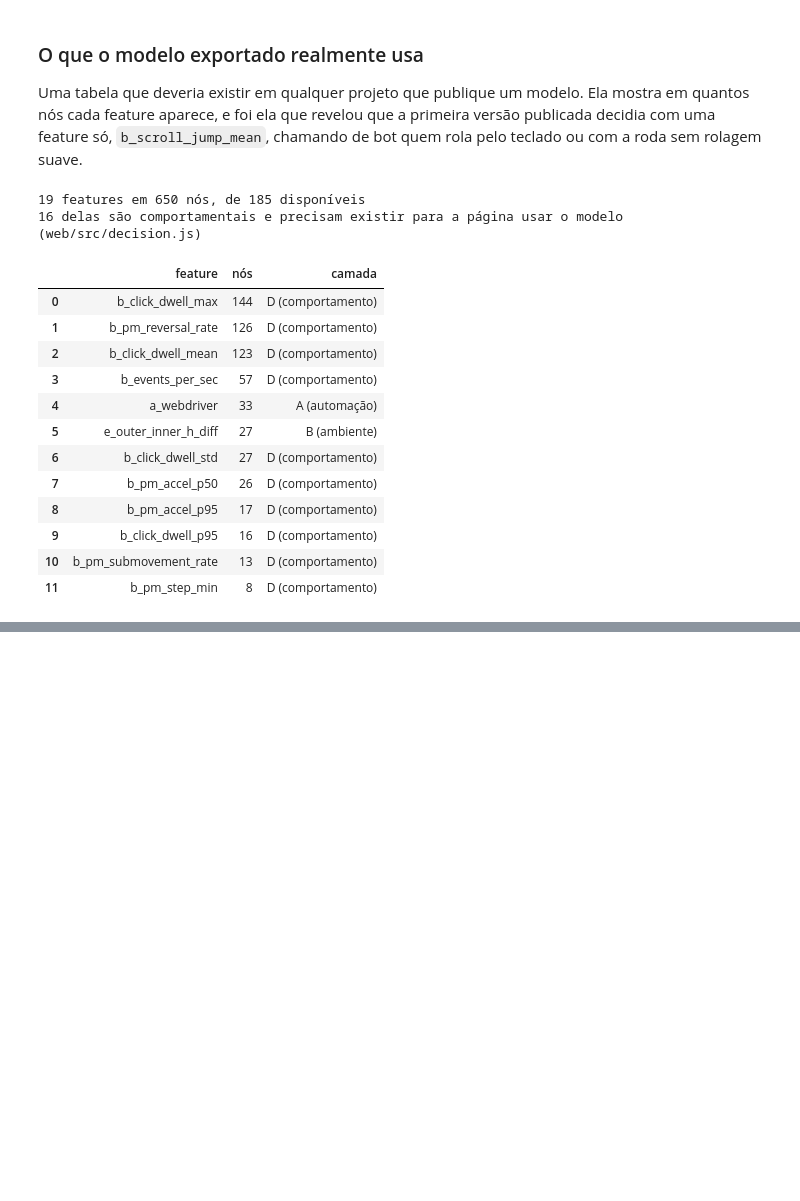
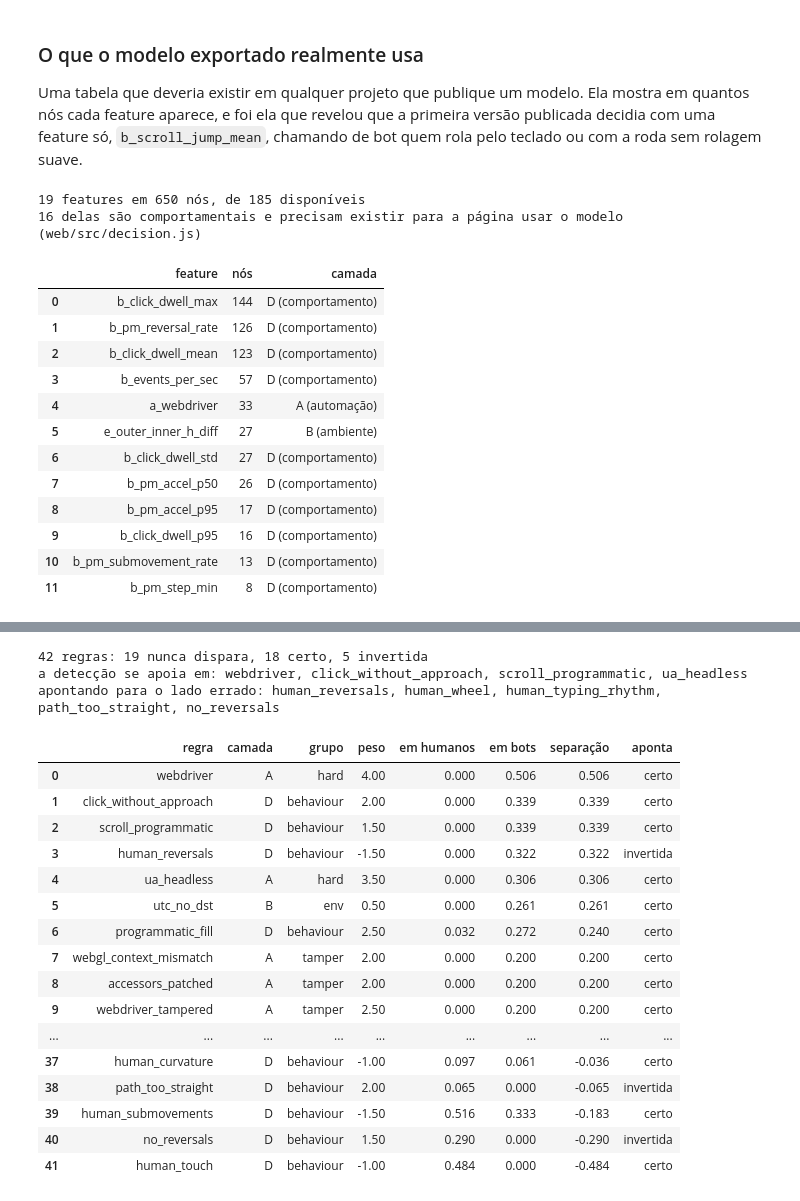
Before and after one commit to silvamleandro/browser-bot-detection, a Jupyter notebook: analysis/notebooks/bot_detection_analysis.ipynb, the cells around one changed output, grey strips where cells are left out. Saved outputs shown, nothing was run; the diff lists cells and outputs as text; code cells hidden in the pictures; blank space fills up the shorter version.

```diff
--- a/analysis/notebooks/bot_detection_analysis.ipynb
+++ b/analysis/notebooks/bot_detection_analysis.ipynb
@@ -61,10 +61,12 @@ LAYER_PREFIX = {
     "b_": "D (comportamento)",
 }
 
+# Espelha META_COLS de analysis/scripts/extract_features.js. Uma coluna de meta
+# que falte aqui vira feature, e o primeiro teste que tocar nela quebra.
 META_COLS = ["session_id", "label", "tool", "config", "journey", "evasion",
              "headless", "participant", "viewport", "locale", "timezone",
              "n_events", "elapsed_ms", "baseline_prob", "baseline_score",
-             "baseline_rules_fired"]
+             "baseline_rules_fired", "baseline_rules", "cut_ms"]
 
 
 def layer_of(name: str) -> str:
@@ -120,7 +122,6 @@ feats = [c for c in feats if c not in constant]
 print(f"{len(df)} sessões, {len(feats)} features não constantes "
       f"({len(constant)} constantes e {len(leaked)} de caminho de rede ou de protocolo descartadas)")
 print("\nfeatures por camada:")
-print(pd.Series([layer_of(f) for f in feats]).value_counts().to_string())
 # %% [output]
 1 sessões humanas sem código atribuído, removidas: ['p_mk19vj8e']
 211 sessões, 185 features não constantes (34 constantes e 40 de caminho de rede ou de protocolo descartadas)
@@ -845,0 +855,53 @@ if payload is not PLACEHOLDER:
+# %%
+rules_cat = pd.DataFrame(json.loads((ROOT / "data/features/rules.json").read_text()))
+# baseline_rules traz os ids que dispararam, na ordem em que a página os mostra.
+disparou = df.baseline_rules.fillna("").str.split("|").apply(set)
+
+linhas = []
+for r in rules_cat.itertuples():
+    hit = disparou.apply(lambda ids, rid=r.id: rid in ids)
+    linhas.append({"regra": r.id, "camada": r.layer, "grupo": r.group, "peso": r.w,
+                   "em humanos": float(hit[df.label == "human"].mean()),
+                   "em bots": float(hit[df.label == "bot"].mean())})
+
+audit_tbl = pd.DataFrame(linhas)
+audit_tbl["separação"] = audit_tbl["em bots"] - audit_tbl["em humanos"]
+# Abaixo de 2 pontos percentuais a diferença não distingue nada; o sinal dela ali
+# é ruído de amostra, não direção.
+audit_tbl["aponta"] = np.select(
+    [audit_tbl[["em humanos", "em bots"]].max(axis=1) == 0,
+     audit_tbl["separação"].abs() < 0.02,
+     np.sign(audit_tbl["separação"]) == np.sign(audit_tbl["peso"])],
+    ["nunca dispara", "sem efeito", "certo"], default="invertida")
+audit_tbl = audit_tbl.sort_values("separação", ascending=False).reset_index(drop=True)
+
+contagem_aponta = audit_tbl.aponta.value_counts()
+print(f"{len(audit_tbl)} regras: " + ", ".join(
+    f"{n} {k}" for k, n in contagem_aponta.items()))
+uteis = audit_tbl[audit_tbl.aponta == "certo"].nlargest(4, "separação")
+print(f"a detecção se apoia em: {', '.join(uteis.regra)}")
+invertidas = audit_tbl[audit_tbl.aponta == "invertida"]
+if len(invertidas):
+    print(f"apontando para o lado errado: {', '.join(invertidas.regra)}")
+display(audit_tbl.round(3))
+# %% [output]
+42 regras: 19 nunca dispara, 18 certo, 5 invertida
+a detecção se apoia em: webdriver, click_without_approach, scroll_programmatic, ua_headless
+apontando para o lado errado: human_reversals, human_wheel, human_typing_rhythm, path_too_straight, no_reversals
+|  | regra | camada | grupo | peso | em humanos | em bots | separação | aponta |
+| 0 | webdriver | A | hard | 4.00 | 0.000 | 0.506 | 0.506 | certo |
+| 1 | click_without_approach | D | behaviour | 2.00 | 0.000 | 0.339 | 0.339 | certo |
+| 2 | scroll_programmatic | D | behaviour | 1.50 | 0.000 | 0.339 | 0.339 | certo |
+| 3 | human_reversals | D | behaviour | -1.50 | 0.000 | 0.322 | 0.322 | invertida |
+| 4 | ua_headless | A | hard | 3.50 | 0.000 | 0.306 | 0.306 | certo |
+| 5 | utc_no_dst | B | env | 0.50 | 0.000 | 0.261 | 0.261 | certo |
+| 6 | programmatic_fill | D | behaviour | 2.50 | 0.032 | 0.272 | 0.240 | certo |
+| 7 | webgl_context_mismatch | A | tamper | 2.00 | 0.000 | 0.200 | 0.200 | certo |
+| 8 | accessors_patched | A | tamper | 2.00 | 0.000 | 0.200 | 0.200 | certo |
+| 9 | webdriver_tampered | A | tamper | 2.50 | 0.000 | 0.200 | 0.200 | certo |
+| ... | ... | ... | ... | ... | ... | ... | ... | ... |
+| 37 | human_curvature | D | behaviour | -1.00 | 0.097 | 0.061 | -0.036 | certo |
+| 38 | path_too_straight | D | behaviour | 2.00 | 0.065 | 0.000 | -0.065 | invertida |
+| 39 | human_submovements | D | behaviour | -1.50 | 0.516 | 0.333 | -0.183 | certo |
+| 40 | no_reversals | D | behaviour | 1.50 | 0.290 | 0.000 | -0.290 | invertida |
+| 41 | human_touch | D | behaviour | -1.00 | 0.484 | 0.000 | -0.484 | certo |
```
Also changed, not shown: parts of 10 cells of this notebook, 3 other files.
